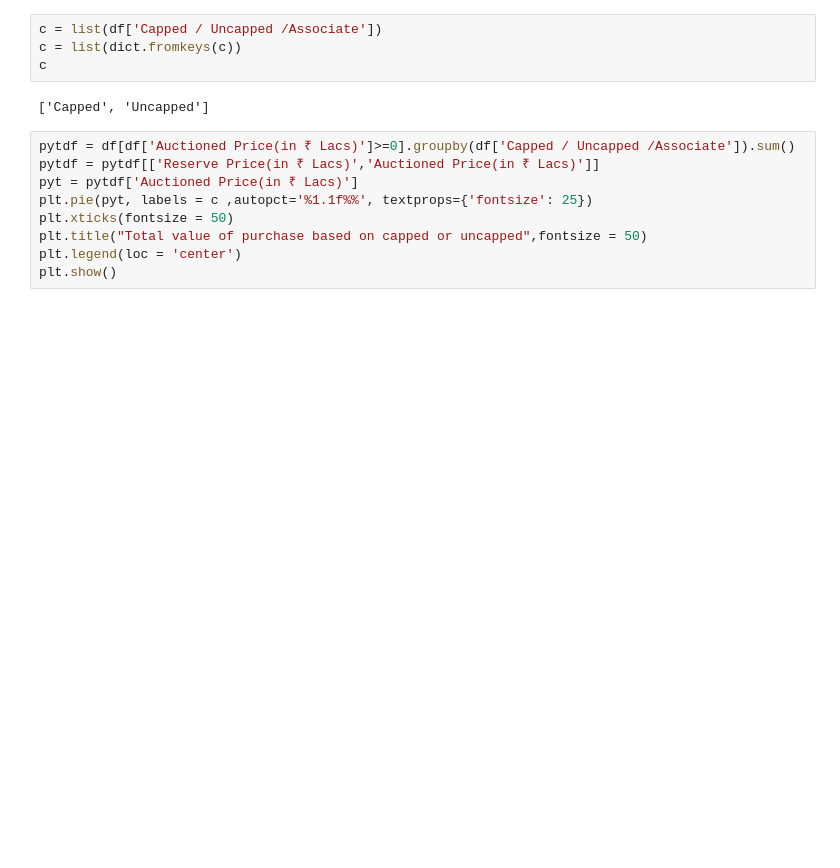
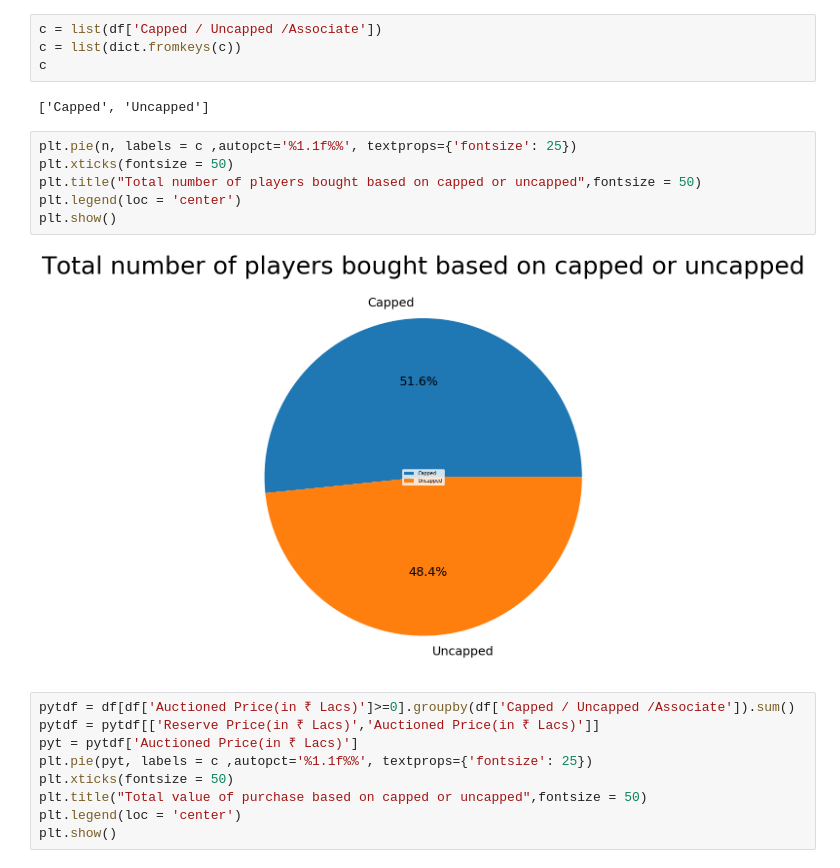
Before and after one commit to Thesavagecoder7784/Statistical-Data-Analysis-With-Pandas, a Jupyter notebook: Analysis of IPL Auction 2020 - Copy.ipynb, the cells around one changed output. Saved outputs shown, nothing was run; the diff lists cells and outputs as text; blank space fills up the shorter version.

```diff
--- a/Analysis of IPL Auction 2020 - Copy.ipynb
+++ b/Analysis of IPL Auction 2020 - Copy.ipynb
@@ -370,6 +385,14 @@ c = list(dict.fromkeys(c))
 c
 # %% [output]
 ['Capped', 'Uncapped']
+# %%
+plt.pie(n, labels = c ,autopct='%1.1f%%', textprops={'fontsize': 25})
+plt.xticks(fontsize = 50)
+plt.title("Total number of players bought based on capped or uncapped",fontsize = 50)
+plt.legend(loc = 'center')
+plt.show()
+# %% [output]
+[figure, added]
 # %%
 pytdf = df[df['Auctioned Price(in ₹ Lacs)']>=0].groupby(df['Capped / Uncapped /Associate']).sum()
 pytdf = pytdf[['Reserve Price(in ₹ Lacs)','Auctioned Price(in ₹ Lacs)']]
```
Also changed, not shown: parts of 36 cells of this notebook, 1 other file.
